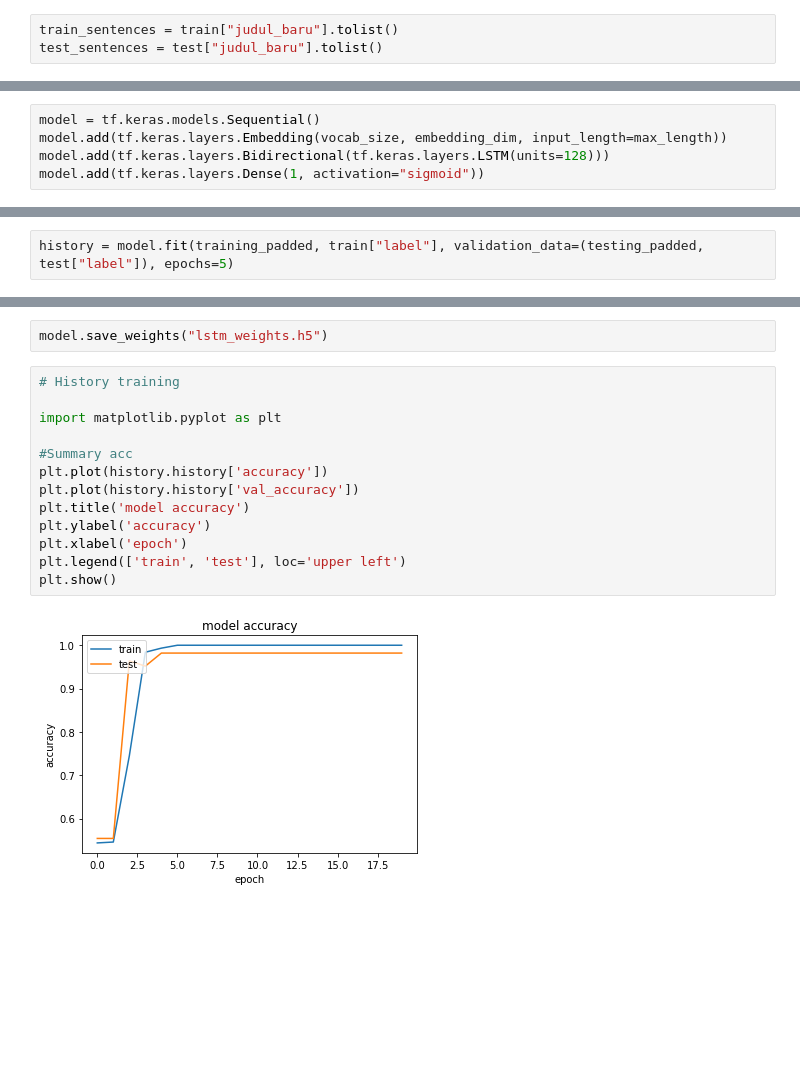
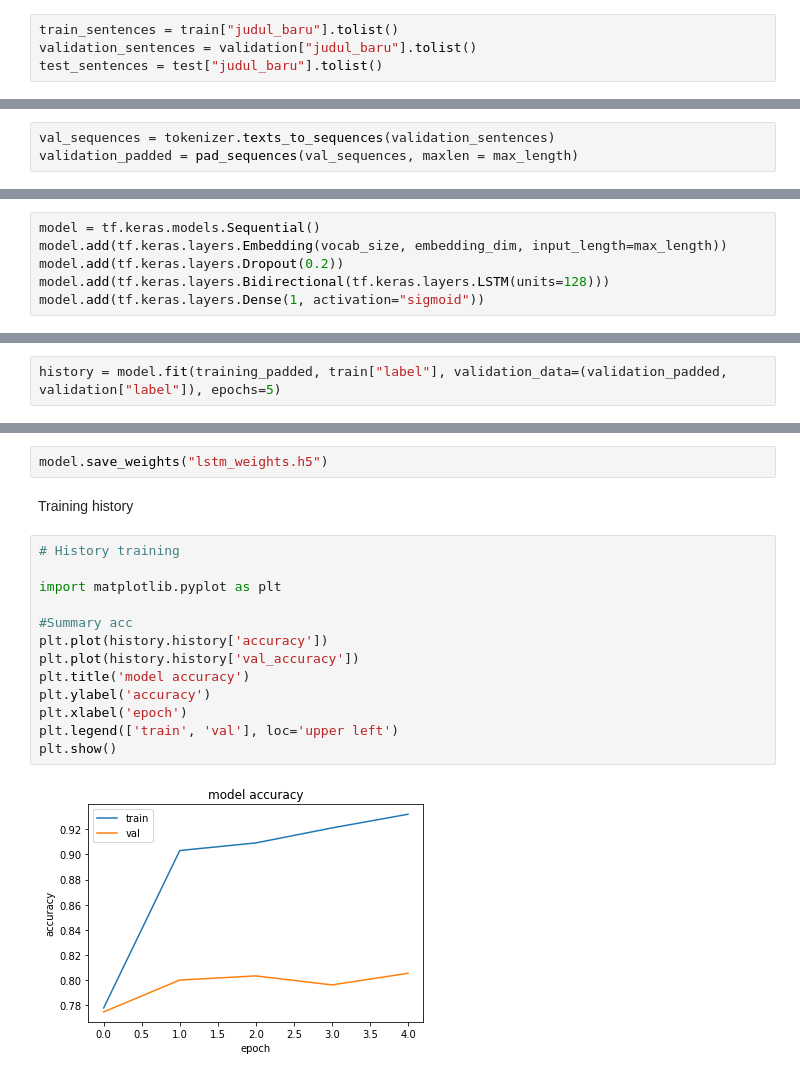
Before and after one commit to FakeNews-Detector/FakeNews-Classification, a Jupyter notebook: src/Fake_News_Detector.ipynb, the cells around one changed output, grey strips where cells are left out. Cells and saved outputs as stored; diff of their text form; blank space fills up the shorter version.

```diff
--- a/src/Fake_News_Detector.ipynb
+++ b/src/Fake_News_Detector.ipynb
@@ -380,5 +224,6 @@ test.head(10)
 # %%
 train_sentences = train["judul_baru"].tolist()
+validation_sentences = validation["judul_baru"].tolist()
 test_sentences = test["judul_baru"].tolist()
 # %%
 vocab_size = 2000
@@ -396,12 +241,16 @@ word_index = tokenizer.word_index
 from keras_preprocessing.sequence import pad_sequences
 train_sequences = tokenizer.texts_to_sequences(train_sentences)
 training_padded = pad_sequences(train_sequences, maxlen = max_length)
+# %%
+val_sequences = tokenizer.texts_to_sequences(validation_sentences)
+validation_padded = pad_sequences(val_sequences, maxlen = max_length)
 # %%
 test_sequences = tokenizer.texts_to_sequences(test_sentences)
 testing_padded = pad_sequences(test_sequences, maxlen = max_length)
 # %%
 model = tf.keras.models.Sequential()
 model.add(tf.keras.layers.Embedding(vocab_size, embedding_dim, input_length=max_length))
+model.add(tf.keras.layers.Dropout(0.2))
 model.add(tf.keras.layers.Bidirectional(tf.keras.layers.LSTM(units=128)))
 model.add(tf.keras.layers.Dense(1, activation="sigmoid"))
 # %%
@@ -426,6 +277,6 @@ _________________________________________________________________
 # %%
 model.compile(optimizer="adam", loss="binary_crossentropy", metrics=['accuracy'])
 # %%
-history = model.fit(training_padded, train["label"], validation_data=(testing_padded, test["label"]), epochs=5)
+history = model.fit(training_padded, train["label"], validation_data=(validation_padded, validation["label"]), epochs=5)
 # %% [output]
 Epoch 1/5
@@ -442,21 +293,23 @@ Epoch 5/5
 model.save("lstm_model.h5")
 # %%
 model.save_weights("lstm_weights.h5")
+# %% [markdown]
+Training history
 # %%
 # History training
 
 import matplotlib.pyplot as plt
 
 #Summary acc
 plt.plot(history.history['accuracy'])
 plt.plot(history.history['val_accuracy'])
 plt.title('model accuracy')
 plt.ylabel('accuracy')
 plt.xlabel('epoch')
-plt.legend(['train', 'test'], loc='upper left')
+plt.legend(['train', 'val'], loc='upper left')
 plt.show()
 # %% [output]
-[figure, old version]
+[figure, new version]
 # %%
 # summmary loss
 plt.plot(history.history['loss'])
```
Also changed, not shown: parts of 38 cells of this notebook, 2 other files.
